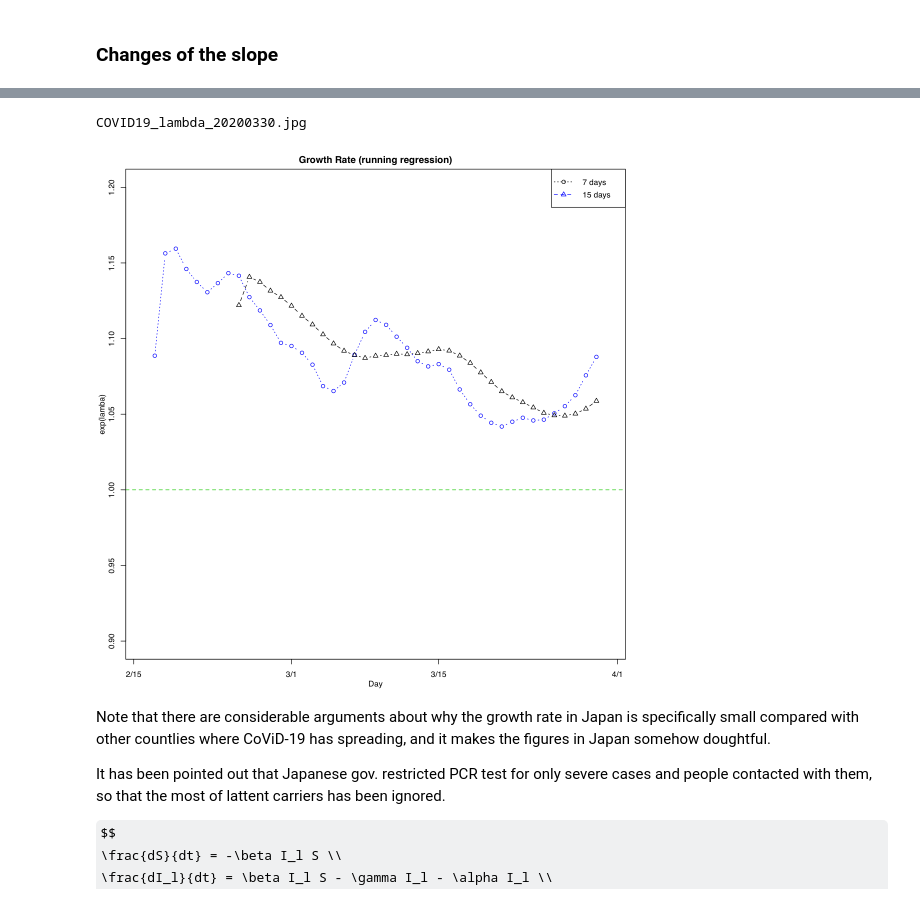
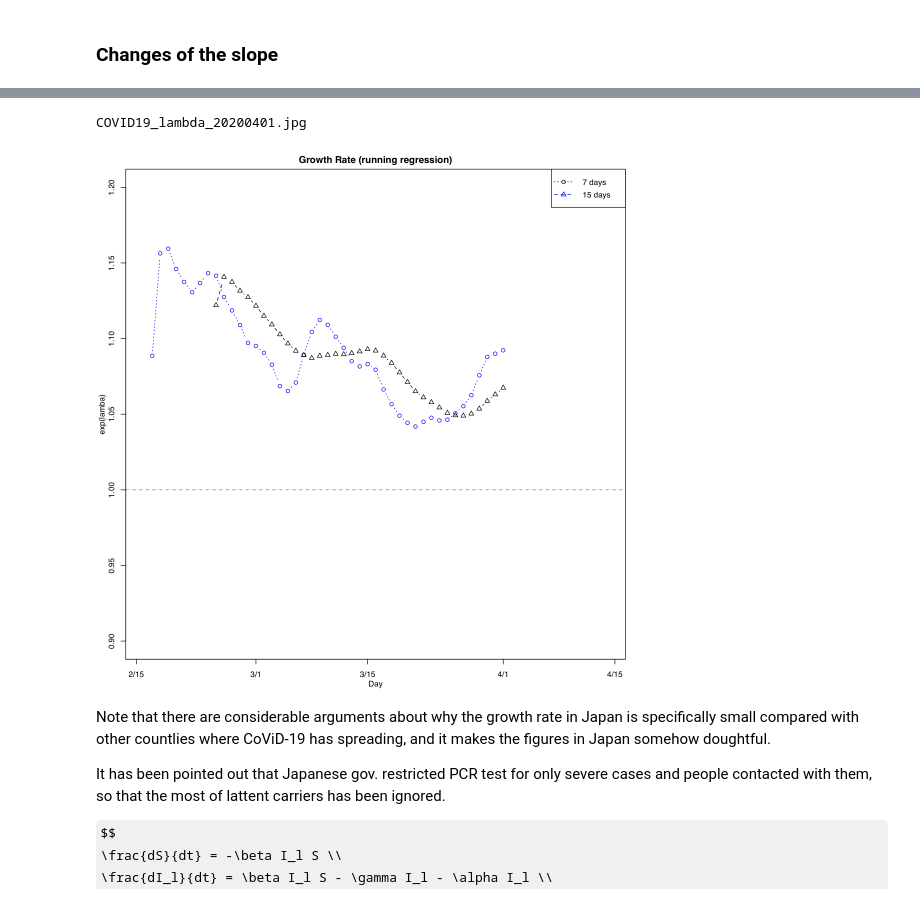
Before and after one commit to naono-git/covid19, a Jupyter notebook: covid19.ipynb, the cells around one changed output, grey strips where cells are left out. Cells and saved outputs as stored; diff of their text form; code cells hidden in the pictures; some formulas as TeX source.

```diff
--- a/covid19.ipynb
+++ b/covid19.ipynb
@@ -280,22 +241,22 @@ tail(round(ll_exp_d15,4))
 # %%
 # We are expecting the growth become slower as it comes to saturation level.
 
 file_plot2 <- paste("COVID19_lambda",stamp,sep="_")
 
 plotFigure(function(){
-    plot(dd1[(11+6):nd],exp(ll_exp_d7),type="b", xlim=c(32,76), ylim=c(0.9,1.2),lty=3,col=4,
+    plot(dd1[(11+6):nd],exp(ll_exp_d7),type="b", xlim=c(32,90), ylim=c(0.9,1.2),lty=3,col=4,
          axes=FALSE, frame=TRUE, main="Growth Rate (running regression)", xlab="Day", ylab="exp(lamba)")
     points(dd1[(11+14):nd],exp(ll_exp_d15),type="b", pch=2,lty=2)
     legend("topright",legend=c("7 days","15 days"), lty=c(3,2), col=c(1,4), pch=c(1,2))
     axis(1,at=ddlabel-d0,labels=ticklabel)
     axis(2)
     abline(1,0,lty=2,col=3)
 },rr=1.5,dir="fig",file=file_plot2, dev=c("x11", "jpg"))
 
 # But it looks more further.
 # %% [output]
-COVID19_lambda_20200330.jpg
+COVID19_lambda_20200401.jpg
-[figure, old version]
+[figure, new version]
 # %% [markdown]
 Note that there are considerable arguments about why the growth rate in Japan is specifically small compared with other countlies where CoViD-19 has spreading, and it makes the figures in Japan somehow doughtful.
 
```
Also changed, not shown: parts of 15 cells of this notebook, 1 other file.
